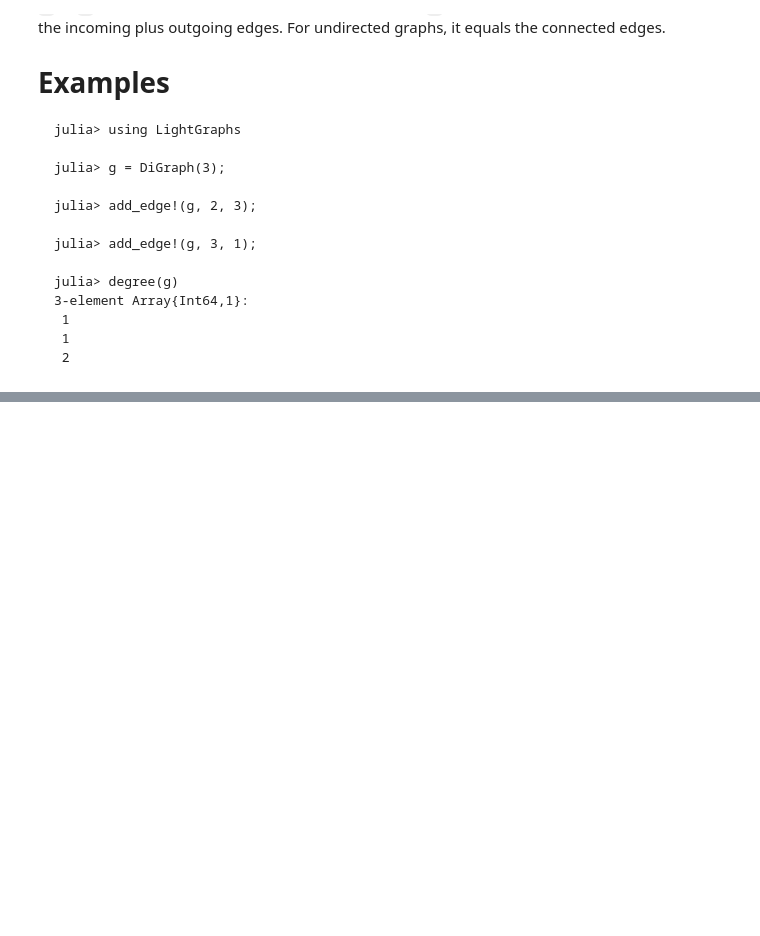
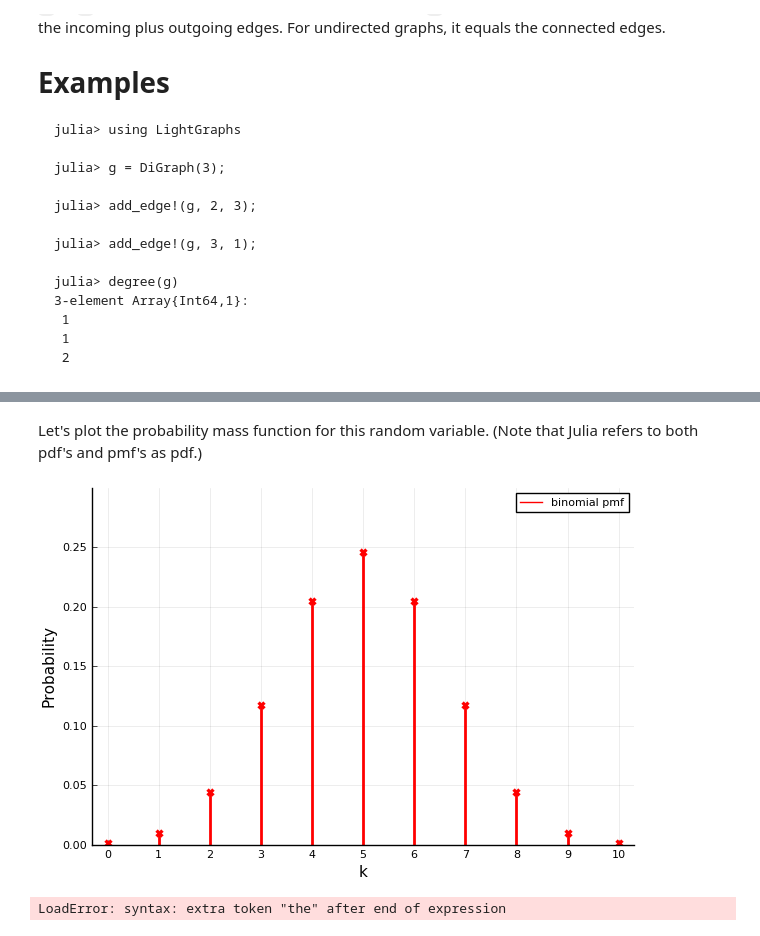
Before and after one commit to jmgraham30/JuliaCompExpMath, a Jupyter notebook: REUtalk.ipynb, the cells around one changed output, grey strips where cells are left out. Cells and saved outputs as stored; diff of their text form; code cells hidden in the pictures; blank space fills up the shorter version.

```diff
--- a/REUtalk.ipynb
+++ b/REUtalk.ipynb
@@ -254,0 +327,14 @@ julia> degree(g)
+# %% [markdown]
+Let's plot the probability mass function for this random variable. (Note that Julia refers to both pdf's and pmf's as pdf.)
+# %%
+k = 0:10;
+y = pdf.(binom,k);
+plot(k, y,line=:stem, marker=:xcross, c=:red,
+   ms=6, msw=0, lw=2, label="binomial pmf", xticks=(0:1:10),
+   ylims=(0,0.3), xlabel="k", ylabel="Probability")
+# %% [output]
+[figure, added]
+# %%
+Plotting the cdf is just as easy.
+# %% [output]
+LoadError: syntax: extra token "the" after end of expression
```
Also changed, not shown: parts of 22 cells of this notebook.
